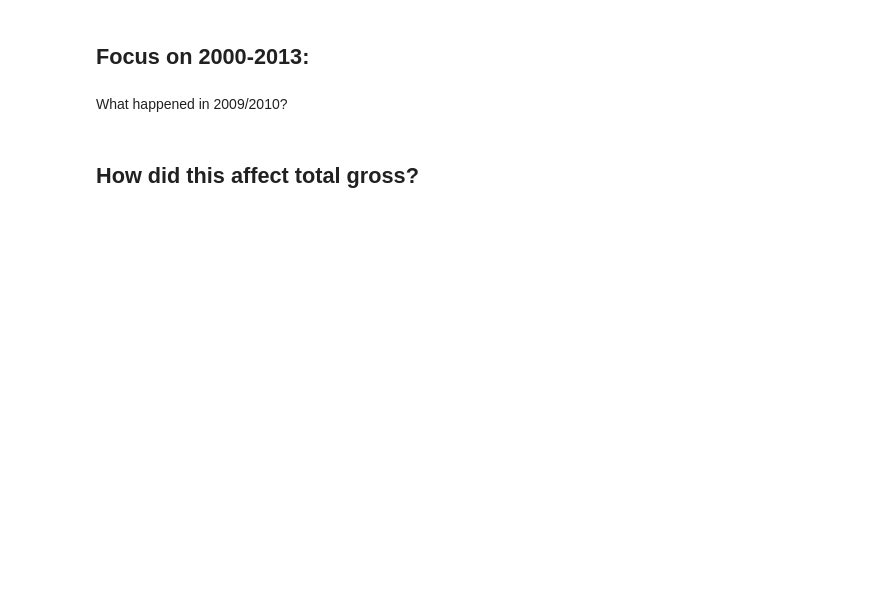
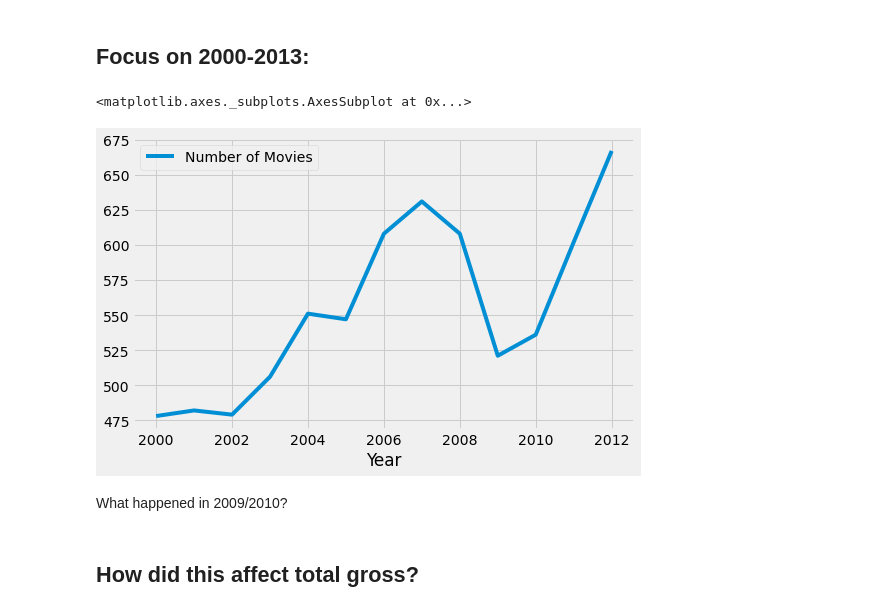
Before and after one commit to ucsd-ets/dsc10-2021-sp-public, a Jupyter notebook: lectures/05-visualization/filled/lecture.ipynb, the cells around one changed output. Saved outputs shown, nothing was run; the diff lists cells and outputs as text; code cells hidden in the pictures; blank space fills up the shorter version.

```diff
--- a/lectures/05-visualization/filled/lecture.ipynb
+++ b/lectures/05-visualization/filled/lecture.ipynb
@@ -230,13 +326,16 @@ movies_by_year[
 # %% [markdown]
 ## Focus on 2000-2013:
 # %%
-# let's focus on recent years (2000-2013)
+# let's focus on years (2000-2013)
 (
     movies_by_year[
-        (movies_by_year.index > 2000) & (movies_by_year.index < 2013)
+        (movies_by_year.index > 1999) & (movies_by_year.index < 2013)
     ]
     .plot(kind='line', y='Number of Movies')
 )
+# %% [output]
+<matplotlib.axes._subplots.AxesSubplot at 0x...>
+[figure, added]
 # %% [markdown]
 What happened in 2009/2010?
 # %% [markdown]
```
Also changed, not shown: parts of 33 cells of this notebook, 1 other file.
